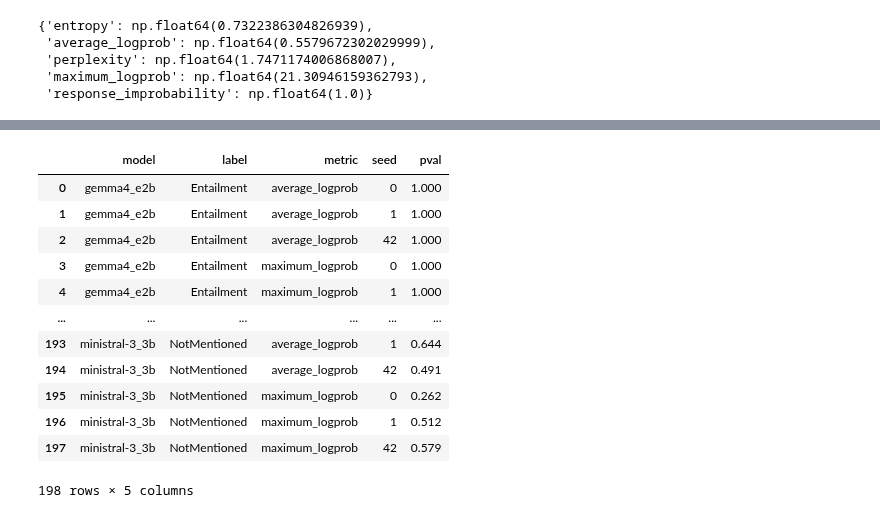
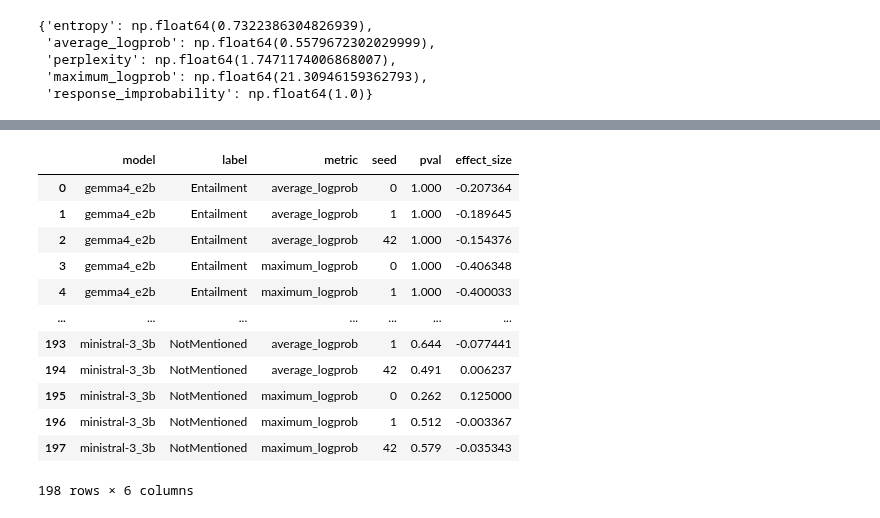
Before and after one commit to fbaratov/contractnli-llms, a Jupyter notebook: notebooks/logprob_analysis.ipynb, the cells around one changed output, grey strips where cells are left out. Cells and saved outputs as stored; diff of their text form; code cells hidden in the pictures.

```diff
--- a/notebooks/logprob_analysis.ipynb
+++ b/notebooks/logprob_analysis.ipynb
@@ -23,6 +23,8 @@ from backend.uncertainty.metrics import calculate_uncertainty
 import itertools
 # %% [output]
 Updating working directory....
+# %%
+set_logprob_scope = None
 # %%
 # load dataset
 from pathlib import Path
@@ -87,12 +89,12 @@ for model, (response_dir, structure) in response_dirs.items():
         except FileNotFoundError:
             print("File not found")
             continue
-        remove_invalid(responses)
-
         # add probabilities to responses
         # calculate_probs(responses)
         print(fp)
-        find_relevant_logprobs(responses, relevant_scope=None, structure=structure)
+        responses = remove_invalid(responses)
+
+        find_relevant_logprobs(responses, relevant_scope=set_logprob_scope, structure=structure)
         calculate_uncertainty(responses)
 
         # find correct/wrong
@@ -553,6 +370,11 @@ for model, model_dict in pval_dict.items():
 # print(pval_dict)
 
 
+def mannwhitney_with_effect_size(x, y, alternative="less"):
+    result = mannwhitneyu(x, y, alternative=alternative)
+    n1, n2 = len(x), len(y)
+    r = 1 - (2 * result.statistic) / (n1 * n2)
+    return r, result.pvalue
 
 for metric, metric_dict in by_metric.items():
     for model, model_dict in metric_dict.items():
@@ -561,7 +383,7 @@ for metric, metric_dict in by_metric.items():
             for label in labels:
                 correct_dist = seed_dict["correct"][label]
                 wrong_dist = seed_dict["wrong"][label]
-                stat, p = mannwhitneyu(correct_dist, wrong_dist, alternative="less")
+                effect_size, p = mannwhitney_with_effect_size(correct_dist, wrong_dist, alternative="less")
                 # print(f"{metric}-{model}-{label}-{seed}:", stat, p)
-                table.append([metric, model, label, seed, stat, p])
-                pval_dict[model][label][metric][seed] = round(p, 3)
+                table.append([metric, model, label, seed, p, effect_size])
+                pval_dict[model][label][metric][seed] = [round(p, 3), effect_size]
@@ -586,33 +390,33 @@ average_logprob  ministral-3_3b    Contradiction      42       9  0.545455
 # %%
 import pandas as pd
 
 records = [
-    {"model": model, "label": label, "metric": metric, "seed": seed, "pval": pval}
+    {"model": model, "label": label, "metric": metric, "seed": seed, "pval": pval, "effect_size": effect_size}
     for model, labels in pval_dict.items()
     for label, metrics in labels.items()
     for metric, seeds in metrics.items()
-    for seed, pval in seeds.items()
+    for seed, (pval, effect_size) in seeds.items()
 ]
 
 df = pd.DataFrame(records)
 
 
 assert len(df) == 198, len(df)
 df
 # %% [output]
-|  | model | label | metric | seed | pval |
-| 0 | gemma4_e2b | Entailment | average_logprob | 0 | 1.000 |
-| 1 | gemma4_e2b | Entailment | average_logprob | 1 | 1.000 |
-| 2 | gemma4_e2b | Entailment | average_logprob | 42 | 1.000 |
-| 3 | gemma4_e2b | Entailment | maximum_logprob | 0 | 1.000 |
-| 4 | gemma4_e2b | Entailment | maximum_logprob | 1 | 1.000 |
-| ... | ... | ... | ... | ... | ... |
-| 193 | ministral-3_3b | NotMentioned | average_logprob | 1 | 0.644 |
-| 194 | ministral-3_3b | NotMentioned | average_logprob | 42 | 0.491 |
-| 195 | ministral-3_3b | NotMentioned | maximum_logprob | 0 | 0.262 |
-| 196 | ministral-3_3b | NotMentioned | maximum_logprob | 1 | 0.512 |
-| 197 | ministral-3_3b | NotMentioned | maximum_logprob | 42 | 0.579 |
+|  | model | label | metric | seed | pval | effect_size |
+| 0 | gemma4_e2b | Entailment | average_logprob | 0 | 1.000 | -0.207364 |
+| 1 | gemma4_e2b | Entailment | average_logprob | 1 | 1.000 | -0.189645 |
+| 2 | gemma4_e2b | Entailment | average_logprob | 42 | 1.000 | -0.154376 |
+| 3 | gemma4_e2b | Entailment | maximum_logprob | 0 | 1.000 | -0.406348 |
+| 4 | gemma4_e2b | Entailment | maximum_logprob | 1 | 1.000 | -0.400033 |
+| ... | ... | ... | ... | ... | ... | ... |
+| 193 | ministral-3_3b | NotMentioned | average_logprob | 1 | 0.644 | -0.077441 |
+| 194 | ministral-3_3b | NotMentioned | average_logprob | 42 | 0.491 | 0.006237 |
+| 195 | ministral-3_3b | NotMentioned | maximum_logprob | 0 | 0.262 | 0.125000 |
+| 196 | ministral-3_3b | NotMentioned | maximum_logprob | 1 | 0.512 | -0.003367 |
+| 197 | ministral-3_3b | NotMentioned | maximum_logprob | 42 | 0.579 | -0.035343 |
-198 rows × 5 columns
+198 rows × 6 columns
 # %%
 
 from scipy.stats import false_discovery_control
```
Also changed, not shown: parts of 11 cells of this notebook, 9 other files.
